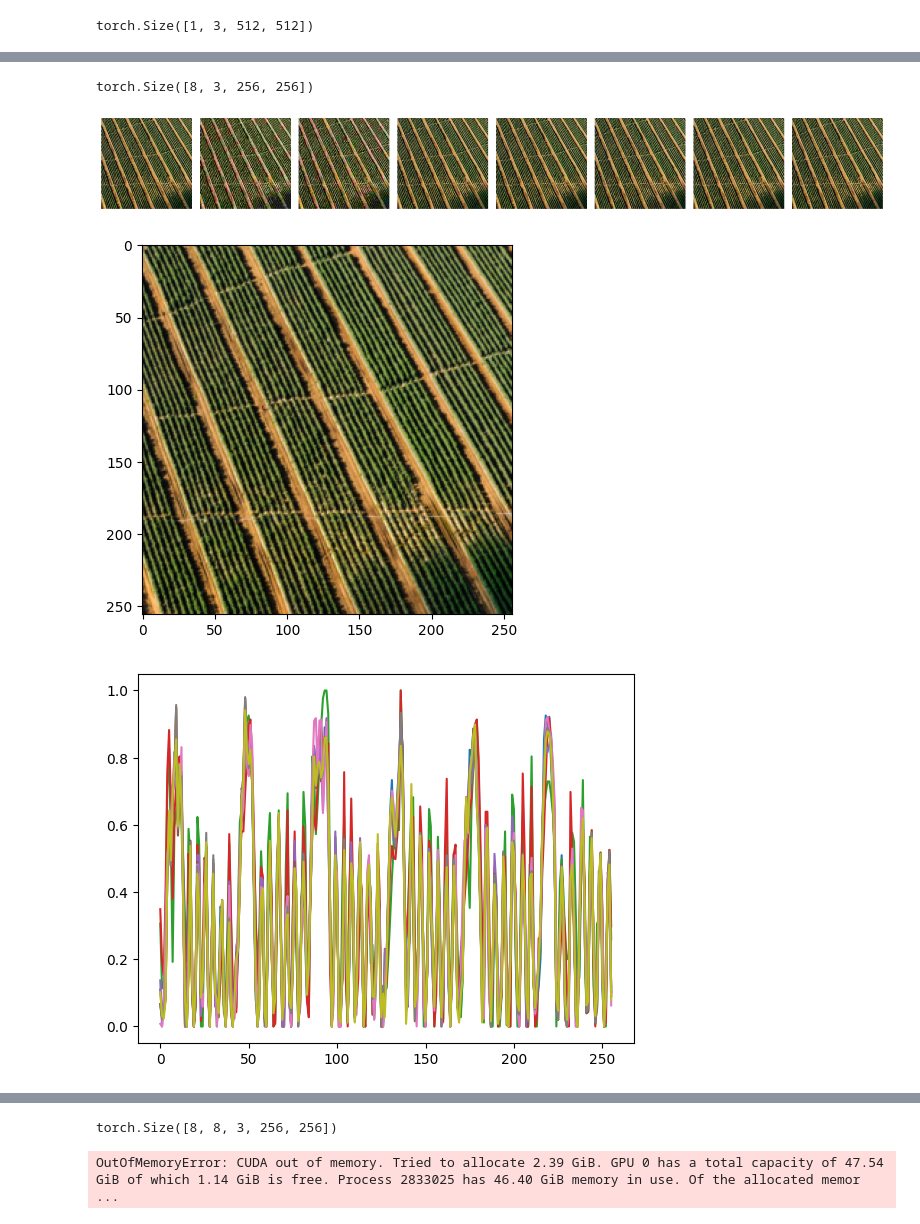
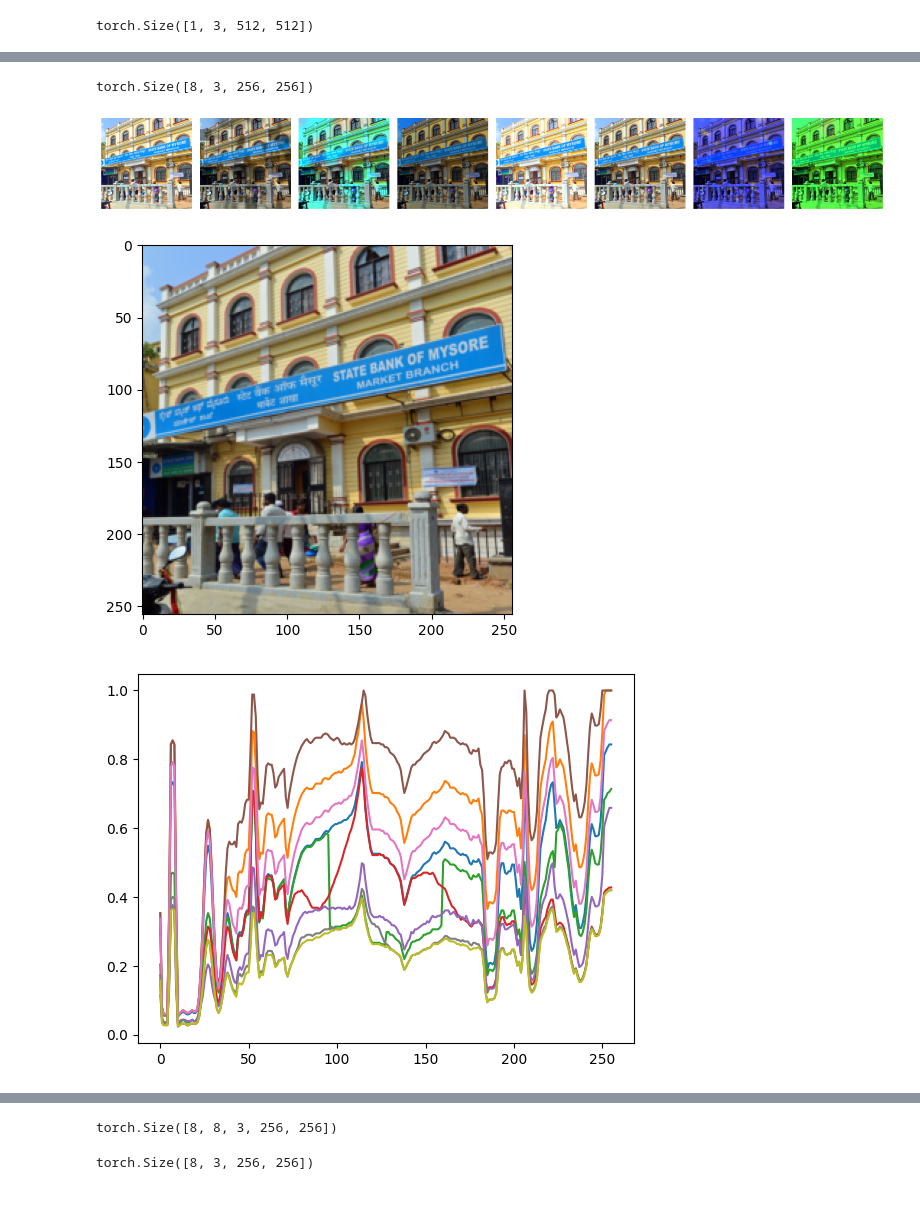
Before and after one commit to SimonMatern/SwinIR-Grad, a Jupyter notebook: notebook.ipynb, the cells around one changed output, grey strips where cells are left out. Cells and saved outputs as stored; diff of their text form; code cells hidden in the pictures.

```diff
--- a/notebook.ipynb
+++ b/notebook.ipynb
@@ -157,7 +144,7 @@ aug = iaa.imgcorruptlike.GaussianBlur(severity=2)
 aug = iaa.JpegCompression((50,99))
 
 
-data = DIV2K("/shared/DIV2K/DIV2K_valid_HR/", augm=aug, len=8)
+data = DIV2K("/shared/DIV2K/DIV2K_valid_HR/", augm="color", len=8)
 
 x,y = data[np.random.randint(len(data))]
 
@@ -190,33 +177,33 @@ line_y= y[128,:,0]
 
 y_grad = np.convolve(line_y, [-1, 0, 1])
 x_grad = [np.convolve(line_x, [-1, 0, 1]) for line_x in line_xs]
 
 mean = np.zeros_like(line_y)
 plt.plot(line_y)
 for line_x in line_xs:
     mean = mean + line_x
     plt.plot(line_x)
 plt.show()
 
 plt.plot(line_y, "red")
 plt.plot(mean/len(x), "b:")
 plt.show()
 
 
 plt.plot(y_grad)
 mean = np.zeros_like(y_grad)
 for line_x in line_xs:
     x_grad = np.convolve(line_x, [-1, 0, 1])
     mean = mean + x_grad
     plt.plot(x_grad)
 plt.show()
 
 
 plt.plot(y_grad, "r")
 plt.plot(mean/len(x), "b:")
 plt.show()
 # %% [output]
 torch.Size([8, 3, 256, 256])
-[figure, old version]
+[figure, new version]
-[figure, old version]
+[figure, new version]
-[figure, old version]
+[figure, new version]
@@ -230,8 +217,8 @@ from einops import rearrange
 import torch
 x = torch.rand(8,8,3,256,256).cuda()
 print(x.size())
-net = SwinIR3D(embed_dim=32).cuda()
+net = SwinIR3D(embed_dim=32, swin_depth=8).cuda()
 net(x).size()
 # %% [output]
 torch.Size([8, 8, 3, 256, 256])
-OutOfMemoryError: CUDA out of memory. Tried to allocate 2.39 GiB. GPU 0 has a total capacity of 47.54 GiB of which 1.14 GiB is free. Process 2833025 has 46.40 GiB memory in use. Of the allocated memor ...
+torch.Size([8, 3, 256, 256])
```
Also changed, not shown: parts of 2 cells of this notebook, 5 other files.
